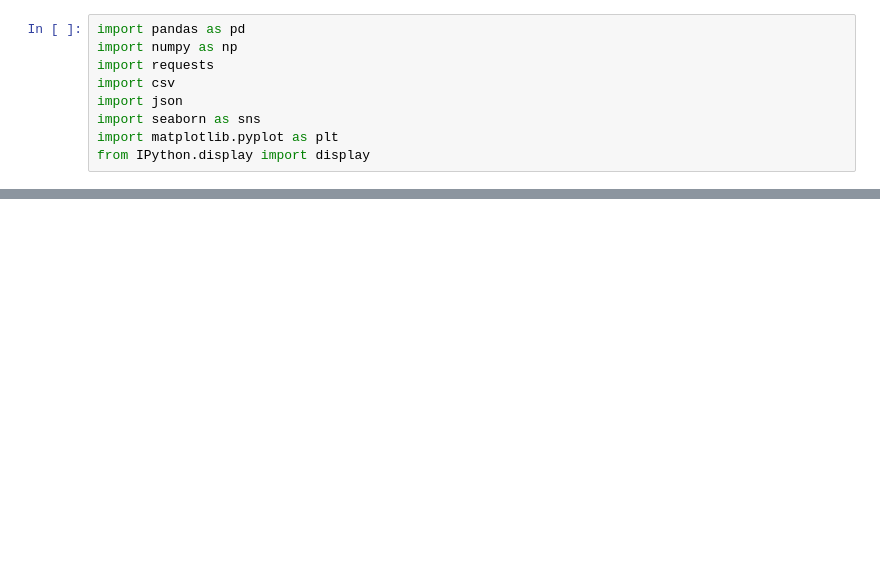
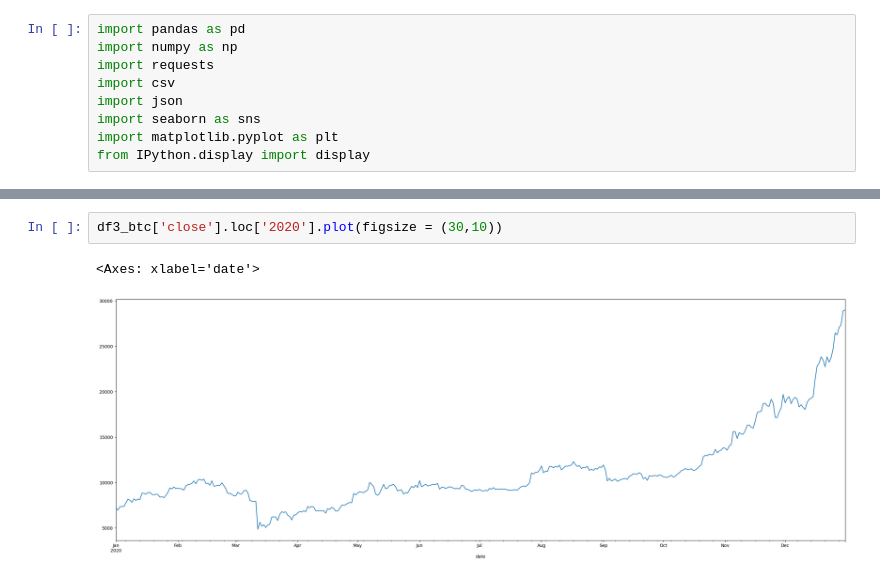
Before and after one commit to k3ith99/Classification101, a Jupyter notebook: crypto_data.ipynb, the cells around one changed output, grey strips where cells are left out. Saved outputs shown, nothing was run; the diff lists cells and outputs as text; blank space fills up the shorter version.

Commit message:
incorporated other cryptocurrencies and displayed closing price plot

```diff
--- a/crypto_data.ipynb
+++ b/crypto_data.ipynb
@@ -58,0 +108,5 @@ plt.show()
+# %%
+df3_btc['close'].loc['2020'].plot(figsize = (30,10))
+# %% [output]
+<Axes: xlabel='date'>
+[figure, added]
```
Also changed, not shown: parts of 9 cells of this notebook, 7 other files.
